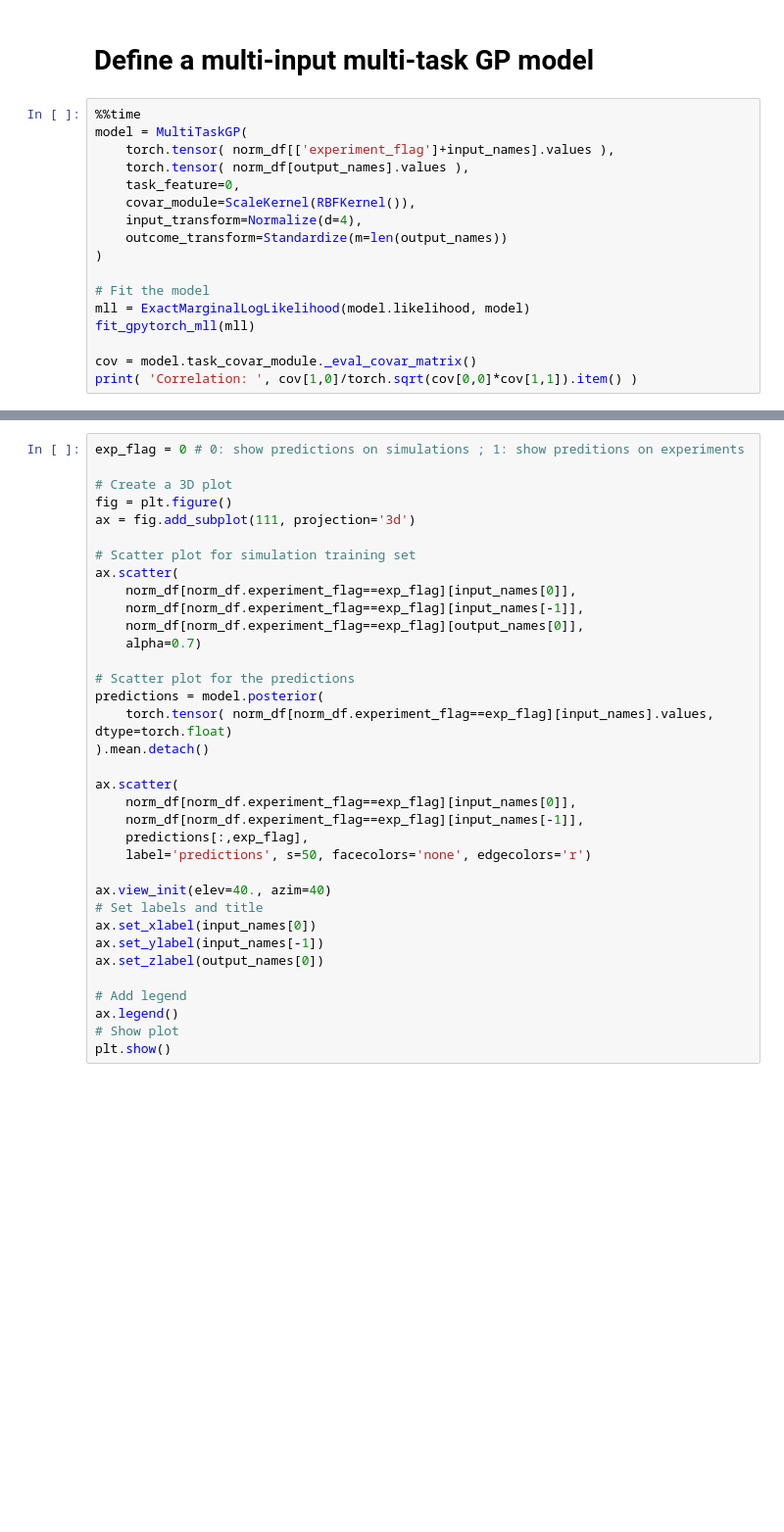
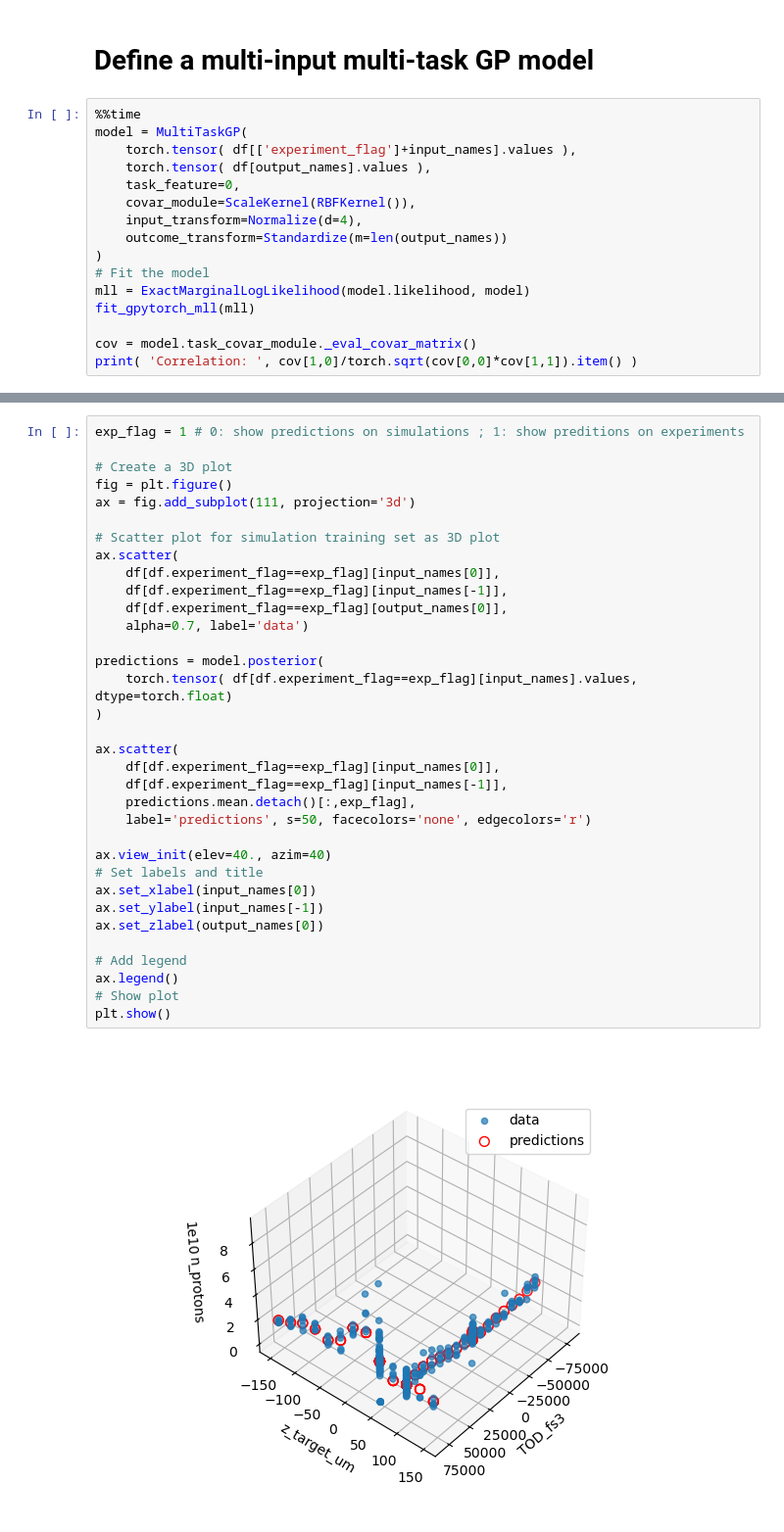
Before and after one commit to BLAST-AI-ML/synapse, a Jupyter notebook: ml/GP_training/MultiTaskGP_training.ipynb, the cells around one changed output, grey strips where cells are left out. Shown at 98% size. Saved outputs shown, nothing was run; the diff lists cells and outputs as text; blank space fills up the shorter version.

```diff
--- a/ml/GP_training/MultiTaskGP_training.ipynb
+++ b/ml/GP_training/MultiTaskGP_training.ipynb
@@ -108,14 +68,13 @@ plt.ylabel(input_names[-1])
 # %%
 %%time
 model = MultiTaskGP(
-    torch.tensor( norm_df[['experiment_flag']+input_names].values ),
-    torch.tensor( norm_df[output_names].values ),
+    torch.tensor( df[['experiment_flag']+input_names].values ),
+    torch.tensor( df[output_names].values ),
     task_feature=0,
     covar_module=ScaleKernel(RBFKernel()),
     input_transform=Normalize(d=4),
     outcome_transform=Standardize(m=len(output_names))
 )
-
 # Fit the model
 mll = ExactMarginalLogLikelihood(model.likelihood, model)
 fit_gpytorch_mll(mll)
@@ -125,35 +88,36 @@ print( 'Correlation: ', cov[1,0]/torch.sqrt(cov[0,0]*cov[1,1]).item() )
 # %%
-exp_flag = 0 # 0: show predictions on simulations ; 1: show preditions on experiments
+exp_flag = 1 # 0: show predictions on simulations ; 1: show preditions on experiments
 
 # Create a 3D plot
 fig = plt.figure()
 ax = fig.add_subplot(111, projection='3d')
 
-# Scatter plot for simulation training set
+# Scatter plot for simulation training set as 3D plot
 ax.scatter(
-    norm_df[norm_df.experiment_flag==exp_flag][input_names[0]],
-    norm_df[norm_df.experiment_flag==exp_flag][input_names[-1]],
-    norm_df[norm_df.experiment_flag==exp_flag][output_names[0]],
-    alpha=0.7)
+    df[df.experiment_flag==exp_flag][input_names[0]],
+    df[df.experiment_flag==exp_flag][input_names[-1]],
+    df[df.experiment_flag==exp_flag][output_names[0]],
+    alpha=0.7, label='data')
 
-# Scatter plot for the predictions
 predictions = model.posterior(
-    torch.tensor( norm_df[norm_df.experiment_flag==exp_flag][input_names].values, dtype=torch.float)
-).mean.detach()
+    torch.tensor( df[df.experiment_flag==exp_flag][input_names].values, dtype=torch.float)
+)
 
 ax.scatter(
-    norm_df[norm_df.experiment_flag==exp_flag][input_names[0]],
-    norm_df[norm_df.experiment_flag==exp_flag][input_names[-1]],
-    predictions[:,exp_flag],
+    df[df.experiment_flag==exp_flag][input_names[0]],
+    df[df.experiment_flag==exp_flag][input_names[-1]],
+    predictions.mean.detach()[:,exp_flag],
     label='predictions', s=50, facecolors='none', edgecolors='r')
 
 ax.view_init(elev=40., azim=40)
 # Set labels and title
 ax.set_xlabel(input_names[0])
 ax.set_ylabel(input_names[-1])
 ax.set_zlabel(output_names[0])
 
 # Add legend
 ax.legend()
 # Show plot
 plt.show()
+# %% [output]
+[figure, added]
```
Also changed, not shown: parts of 13 cells of this notebook.
